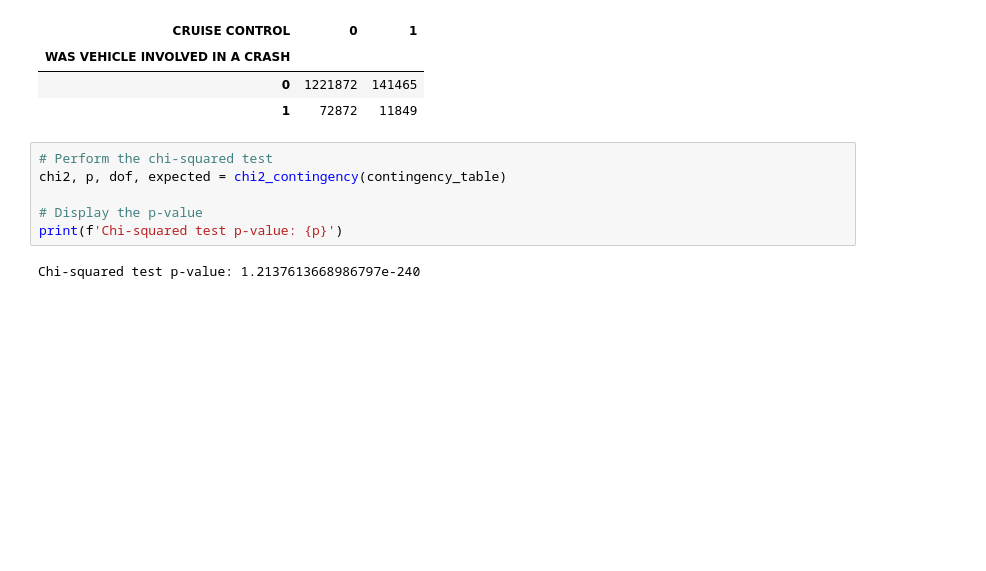
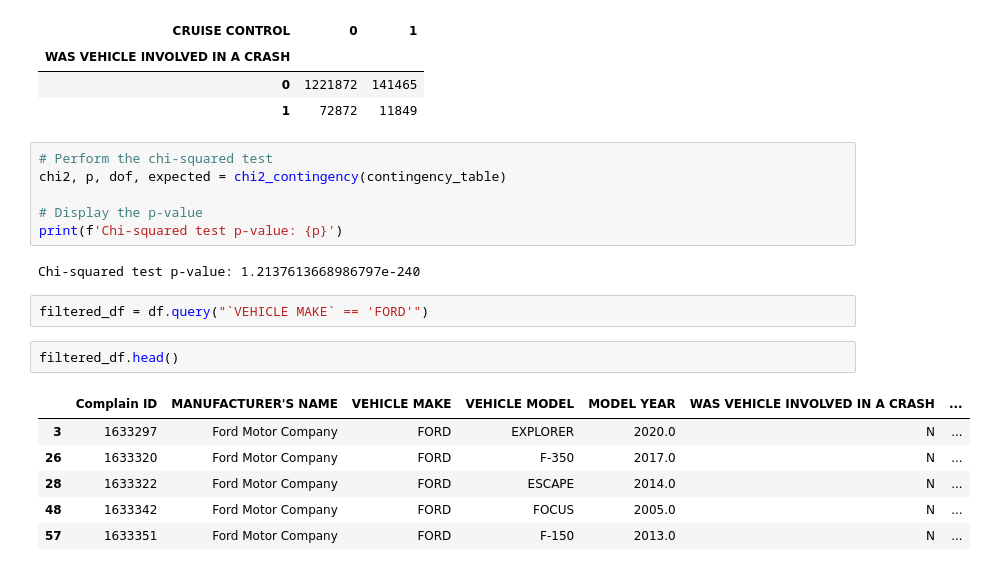
Before and after one commit to capofwesh20/Analysis-of-NHTSA-complaints, a Jupyter notebook: Car_Analysis_EDA.ipynb, the cells around one changed output. Drawn from its saved outputs; the diff is of its cells as text; blank space fills up the shorter version.

```diff
--- a/Car_Analysis_EDA.ipynb
+++ b/Car_Analysis_EDA.ipynb
@@ -251,3 +298,14 @@ chi2, p, dof, expected = chi2_contingency(contingency_table)
 print(f'Chi-squared test p-value: {p}')
 # %% [output]
 Chi-squared test p-value: 1.2137613668986797e-240
+# %%
+filtered_df = df.query("`VEHICLE MAKE` == 'FORD'")
+# %%
+filtered_df.head()
+# %% [output]
+|  | Complain ID | MANUFACTURER'S NAME | VEHICLE MAKE | VEHICLE MODEL | MODEL YEAR | WAS VEHICLE INVOLVED IN A CRASH | ... |
+| 3 | 1633297 | Ford Motor Company | FORD | EXPLORER | 2020.0 | N | ... |
+| 26 | 1633320 | Ford Motor Company | FORD | F-350 | 2017.0 | N | ... |
+| 28 | 1633322 | Ford Motor Company | FORD | ESCAPE | 2014.0 | N | ... |
+| 48 | 1633342 | Ford Motor Company | FORD | FOCUS | 2005.0 | N | ... |
+| 57 | 1633351 | Ford Motor Company | FORD | F-150 | 2013.0 | N | ... |
```
Also changed, not shown: parts of 21 cells of this notebook.
